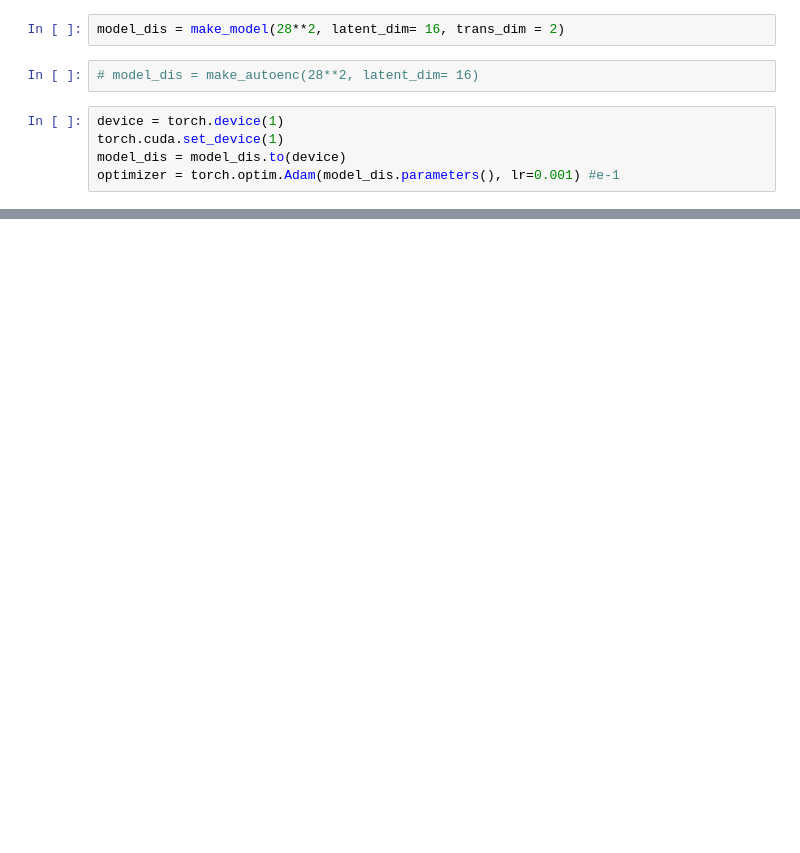
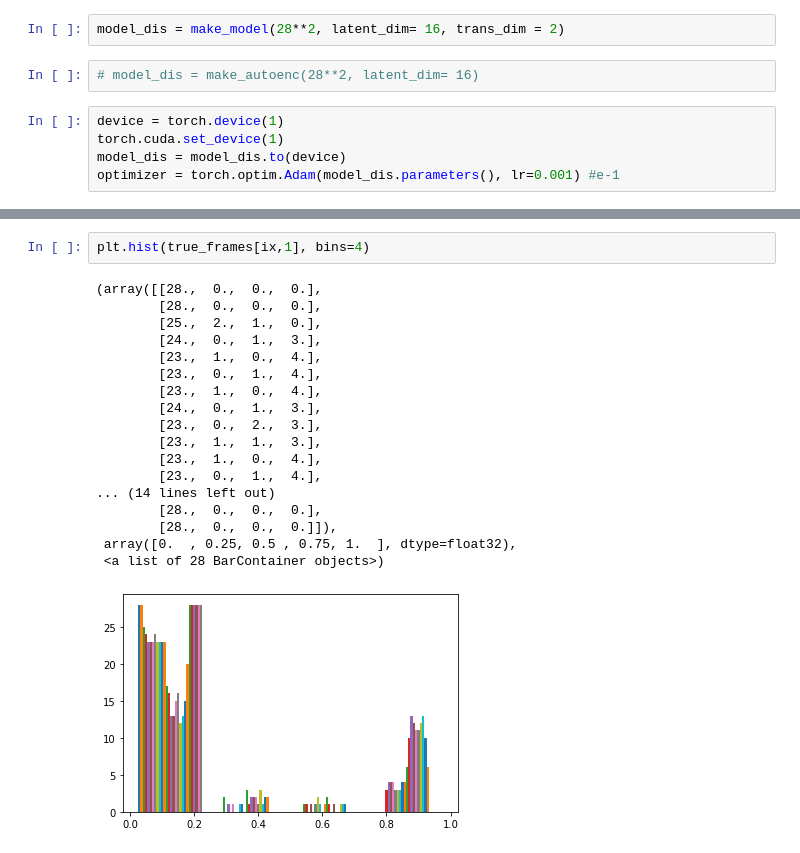
Before and after one commit to shazoop/form_motion_NN, a Jupyter notebook: FM_NN_experiment1.ipynb, the cells around one changed output, grey strips where cells are left out. Saved outputs shown, nothing was run; the diff lists cells and outputs as text; blank space fills up the shorter version.

```diff
--- a/FM_NN_experiment1.ipynb
+++ b/FM_NN_experiment1.ipynb
@@ -304,0 +287,21 @@ tensor([[1., 1.],
+# %%
+plt.hist(true_frames[ix,1], bins=4)
+# %% [output]
+(array([[28.,  0.,  0.,  0.],
+        [28.,  0.,  0.,  0.],
+        [25.,  2.,  1.,  0.],
+        [24.,  0.,  1.,  3.],
+        [23.,  1.,  0.,  4.],
+        [23.,  0.,  1.,  4.],
+        [23.,  1.,  0.,  4.],
+        [24.,  0.,  1.,  3.],
+        [23.,  0.,  2.,  3.],
+        [23.,  1.,  1.,  3.],
+        [23.,  1.,  0.,  4.],
+        [23.,  0.,  1.,  4.],
+... (14 lines left out)
+        [28.,  0.,  0.,  0.],
+        [28.,  0.,  0.,  0.]]),
+ array([0.  , 0.25, 0.5 , 0.75, 1.  ], dtype=float32),
+ <a list of 28 BarContainer objects>)
+[figure, added]
```
Also changed, not shown: parts of 36 cells of this notebook, 1 other file.
